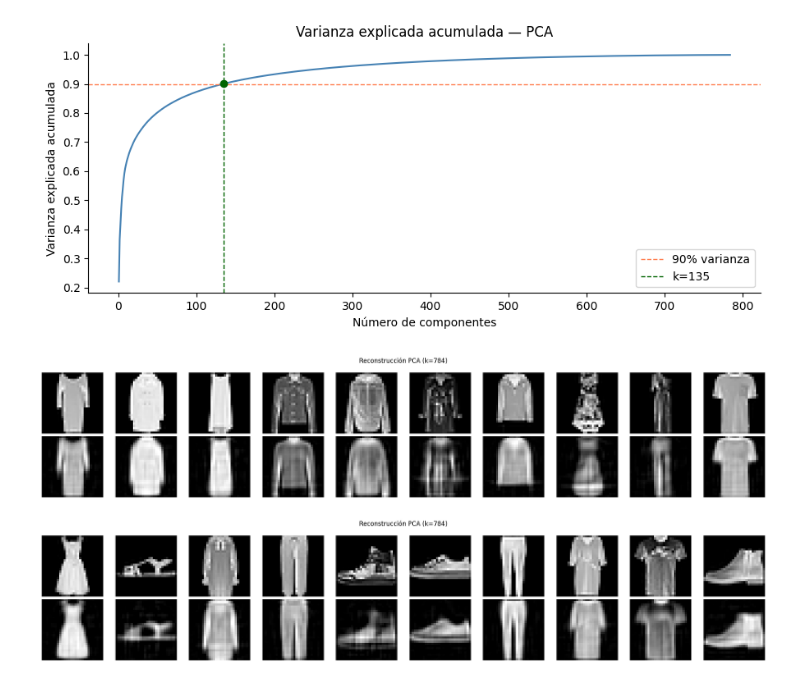
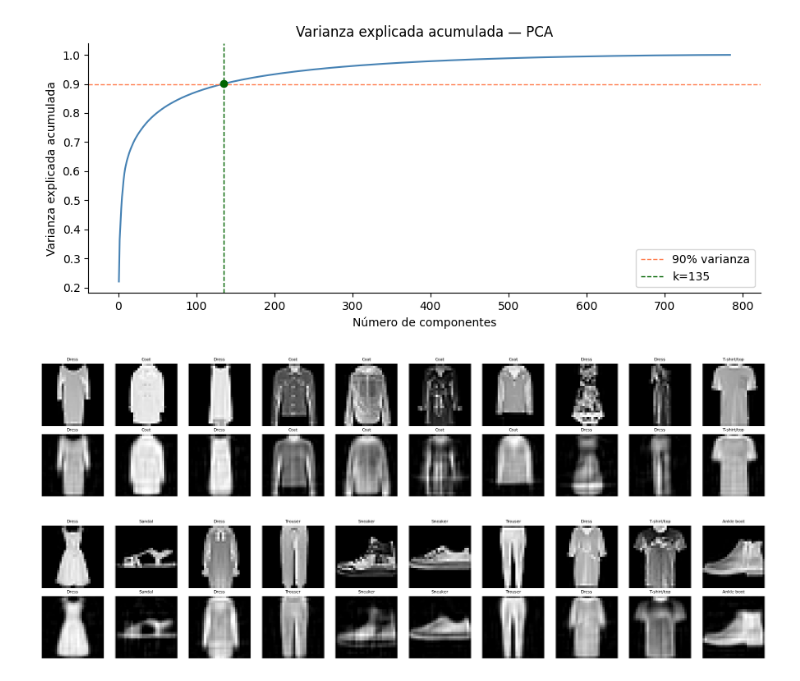
Before and after one commit to biancapaz/ml_tp4, a Jupyter notebook: Paz_Bianca_Notebook_TP4.ipynb, the cells around one changed output. Cells and saved outputs as stored; diff of their text form; code cells hidden in the pictures.

```diff
--- a/Paz_Bianca_Notebook_TP4.ipynb
+++ b/Paz_Bianca_Notebook_TP4.ipynb
@@ -136,15 +146,13 @@ X_train_pca = pca.fit_transform_pca(X_train_std)
 X_test_pca = pca.transform_pca(X_test_std)
 # %%
 X_train_recon = utils.reconstruct(X_train_std, pca, k_opt)
-# índices fijos — los mismos que usarás para el AE en 2d
 indices = np.random.default_rng(42).choice(len(X_test), 10, replace=False)
-utils.plot_reconstruction(X_train.values, X_train_recon, indices)
+utils.plot_reconstruction(X_train.values, X_train_recon, y_train ,indices)
 # %% [output]
-[figure, old version]
+[figure, new version]
 # %%
 X_test_recon = utils.reconstruct(X_test_std, pca, k_opt)
-# índices fijos — los mismos que usarás para el AE en 2d
 indices = np.random.default_rng(42).choice(len(X_test), 10, replace=False)
-utils.plot_reconstruction(X_test.values, X_test_recon, indices)
+utils.plot_reconstruction(X_test.values, X_test_recon, y_test, indices)
 # %% [output]
-[figure, old version]
+[figure, new version]
```
Also changed, not shown: parts of 7 cells of this notebook, 5 other files.
